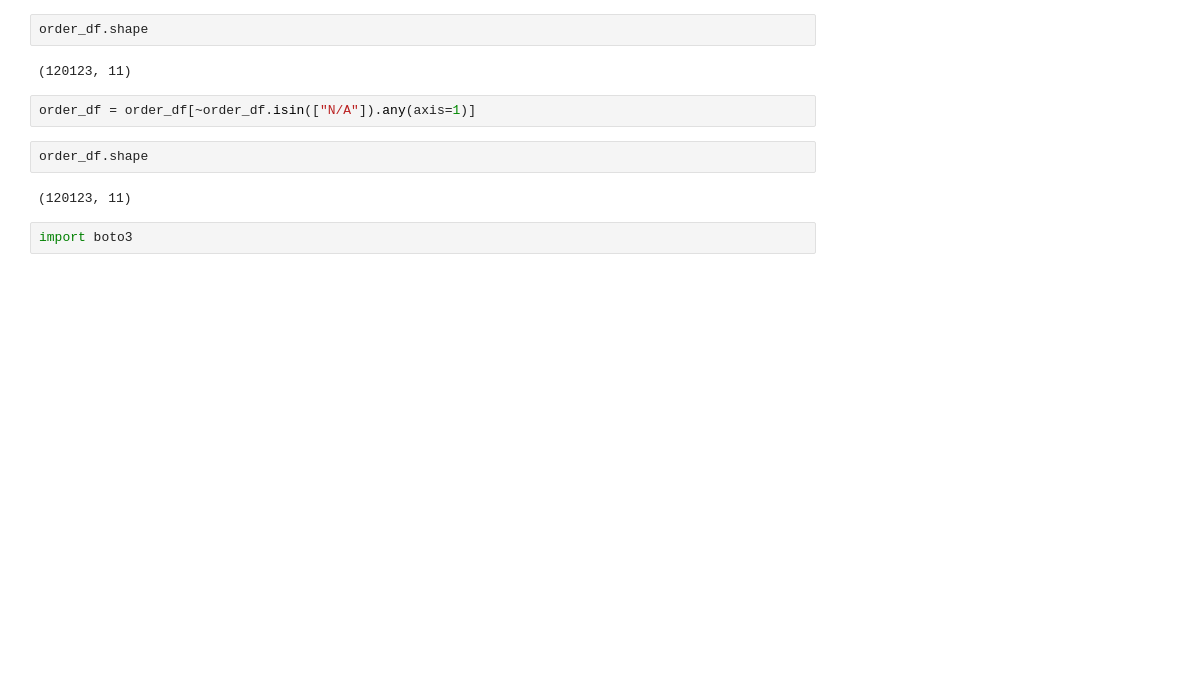
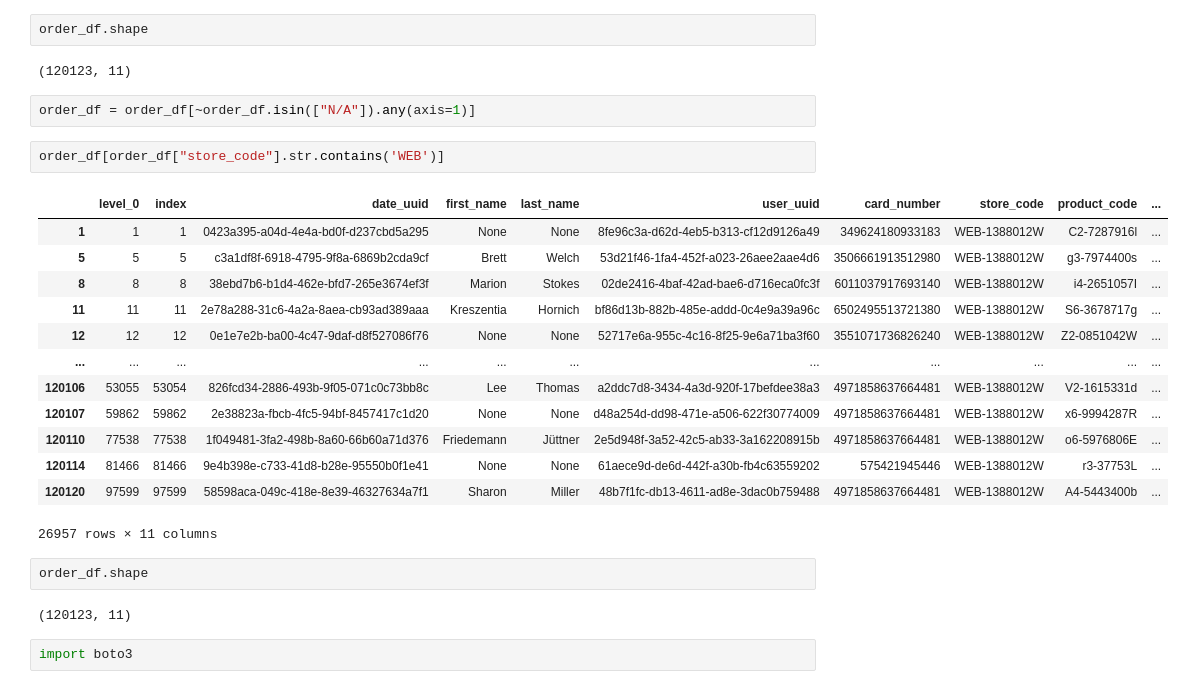
Before and after one commit to abhikmukh/multinational-retail-data-centralisation946, a Jupyter notebook: data_analysis.ipynb, the cells around one changed output. Saved outputs shown, nothing was run; the diff lists cells and outputs as text; blank space fills up the shorter version.

```diff
--- a/data_analysis.ipynb
+++ b/data_analysis.ipynb
@@ -645,6 +650,22 @@ order_df.shape
 (120123, 11)
 # %%
 order_df = order_df[~order_df.isin(["N/A"]).any(axis=1)]
+# %%
+order_df[order_df["store_code"].str.contains('WEB')]
+# %% [output]
+|  | level_0 | index | date_uuid | first_name | last_name | user_uuid | card_number | store_code | product_code | ... |
+| 1 | 1 | 1 | 0423a395-a04d-4e4a-bd0f-d237cbd5a295 | None | None | 8fe96c3a-d62d-4eb5-b313-cf12d9126a49 | 349624180933183 | WEB-1388012W | C2-7287916l | ... |
+| 5 | 5 | 5 | c3a1df8f-6918-4795-9f8a-6869b2cda9cf | Brett | Welch | 53d21f46-1fa4-452f-a023-26aee2aae4d6 | 3506661913512980 | WEB-1388012W | g3-7974400s | ... |
+| 8 | 8 | 8 | 38ebd7b6-b1d4-462e-bfd7-265e3674ef3f | Marion | Stokes | 02de2416-4baf-42ad-bae6-d716eca0fc3f | 6011037917693140 | WEB-1388012W | i4-2651057I | ... |
+| 11 | 11 | 11 | 2e78a288-31c6-4a2a-8aea-cb93ad389aaa | Kreszentia | Hornich | bf86d13b-882b-485e-addd-0c4e9a39a96c | 6502495513721380 | WEB-1388012W | S6-3678717g | ... |
+| 12 | 12 | 12 | 0e1e7e2b-ba00-4c47-9daf-d8f527086f76 | None | None | 52717e6a-955c-4c16-8f25-9e6a71ba3f60 | 3551071736826240 | WEB-1388012W | Z2-0851042W | ... |
+| ... | ... | ... | ... | ... | ... | ... | ... | ... | ... | ... |
+| 120106 | 53055 | 53054 | 826fcd34-2886-493b-9f05-071c0c73bb8c | Lee | Thomas | a2ddc7d8-3434-4a3d-920f-17befdee38a3 | 4971858637664481 | WEB-1388012W | V2-1615331d | ... |
+| 120107 | 59862 | 59862 | 2e38823a-fbcb-4fc5-94bf-8457417c1d20 | None | None | d48a254d-dd98-471e-a506-622f30774009 | 4971858637664481 | WEB-1388012W | x6-9994287R | ... |
+| 120110 | 77538 | 77538 | 1f049481-3fa2-498b-8a60-66b60a71d376 | Friedemann | Jüttner | 2e5d948f-3a52-42c5-ab33-3a162208915b | 4971858637664481 | WEB-1388012W | o6-5976806E | ... |
+| 120114 | 81466 | 81466 | 9e4b398e-c733-41d8-b28e-95550b0f1e41 | None | None | 61aece9d-de6d-442f-a30b-fb4c63559202 | 575421945446 | WEB-1388012W | r3-37753L | ... |
+| 120120 | 97599 | 97599 | 58598aca-049c-418e-8e39-46327634a7f1 | Sharon | Miller | 48b7f1fc-db13-4611-ad8e-3dac0b759488 | 4971858637664481 | WEB-1388012W | A4-5443400b | ... |
+26957 rows × 11 columns
 # %%
 order_df.shape
 # %% [output]
```
Also changed, not shown: parts of 17 cells of this notebook, 17 other files.
